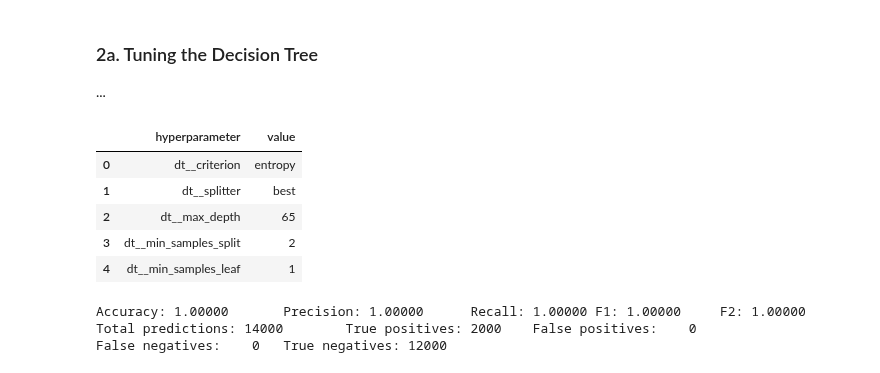
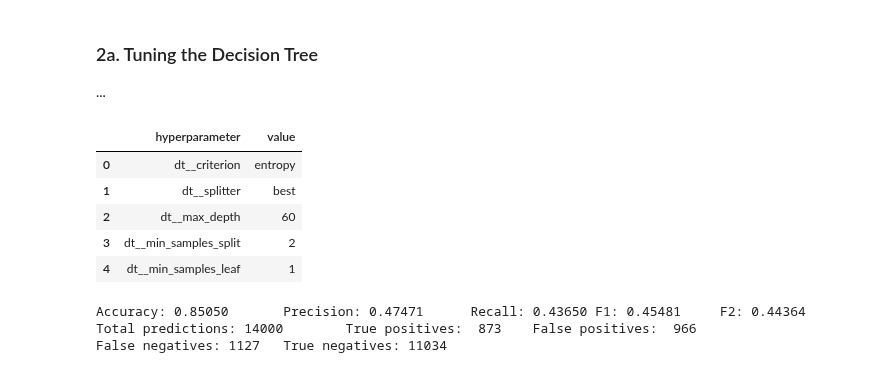
Before and after one commit to marty-vanhoof/Identifying_Fraud_from_Enron_Data, a Jupyter notebook: enron_report.ipynb, the cells around one changed output. Saved outputs shown, nothing was run; the diff lists cells and outputs as text; code cells hidden in the pictures.

```diff
--- a/enron_report.ipynb
+++ b/enron_report.ipynb
@@ -685,7 +675,6 @@ from sklearn.preprocessing import MinMaxScaler
 def tune_dt_clf(f_list, scaling=True):
     '''
     '''
-    f_list = ['poi'] + f_list
     data_array = featureFormat(new_data_dict, f_list, sort_keys=True)
     labels, features = targetFeatureSplit(data_array)
     labels, features = np.array(labels), np.array(features)
@@ -701,8 +690,8 @@ def tune_dt_clf(f_list, scaling=True):
     criterion = ['gini', 'entropy']
     splitter = ['best', 'random']
     max_depth = range(30, 80, 5)
-    min_samples_split = [2,3,4,5]
-    min_samples_leaf = [1,2,3,4]
+    min_samples_split = [2,3,4]
+    min_samples_leaf = [1,2,3]
 
     param_grid = dict(dt__criterion=criterion, dt__splitter=splitter,
                       dt__max_depth=max_depth, dt__min_samples_split=min_samples_split,
@@ -717,19 +706,16 @@ def tune_dt_clf(f_list, scaling=True):
     dt_clf = grid_search.best_estimator_
 
     return dt_clf, param_grid
-
-dt_clf, dt_grid = tune_dt_clf(dt_best_features)
-# %%
-display_model_results(dt_clf, dt_grid)
-# %% [output]
-|  | hyperparameter | value |
-| 0 | dt__criterion | entropy |
-| 1 | dt__splitter | best |
-| 2 | dt__max_depth | 65 |
-| 3 | dt__min_samples_split | 2 |
-| 4 | dt__min_samples_leaf | 1 |
-Accuracy: 1.00000       Precision: 1.00000      Recall: 1.00000 F1: 1.00000     F2: 1.00000
-Total predictions: 14000        True positives: 2000    False positives:    0
-False negatives:    0   True negatives: 12000
 # %%
-dt_clf, dt_grid = tune_dt_clf(new_features_list)
+dt_clf, dt_grid = tune_dt_clf(dt_best_features)
+display_model_results(dt_clf, dt_grid, dt_best_features)
+# %% [output]
+|  | hyperparameter | value |
+| 0 | dt__criterion | entropy |
+| 1 | dt__splitter | best |
+| 2 | dt__max_depth | 60 |
+| 3 | dt__min_samples_split | 2 |
+| 4 | dt__min_samples_leaf | 1 |
+Accuracy: 0.85050       Precision: 0.47471      Recall: 0.43650 F1: 0.45481     F2: 0.44364
+Total predictions: 14000        True positives:  873    False positives:  966
+False negatives: 1127   True negatives: 11034
```
Also changed, not shown: parts of 4 cells of this notebook.
